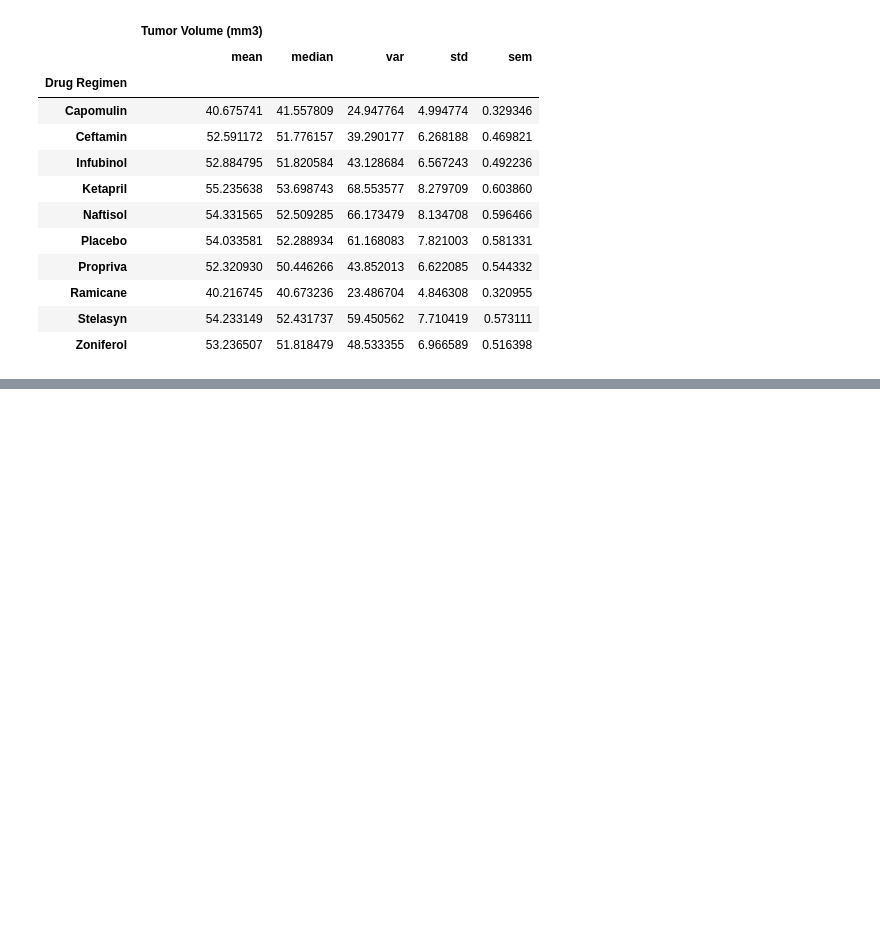
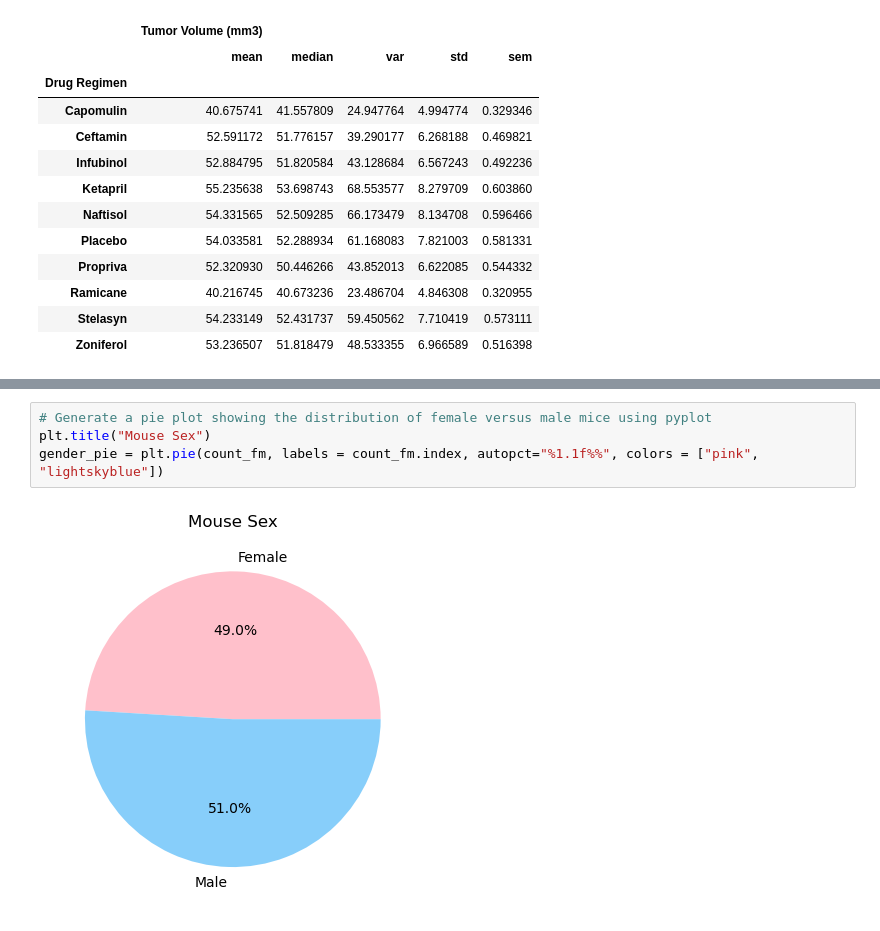
Before and after one commit to downleft/pymaceuticals-challenge, a Jupyter notebook: Pymaceuticals_Analysis.ipynb, the cells around one changed output, grey strips where cells are left out. Drawn from its saved outputs; the diff is of its cells as text; blank space fills up the shorter version.

```diff
--- a/Pymaceuticals_Analysis.ipynb
+++ b/Pymaceuticals_Analysis.ipynb
@@ -134,0 +161,6 @@ new_summary
+# %%
+# Generate a pie plot showing the distribution of female versus male mice using pyplot
+plt.title("Mouse Sex")
+gender_pie = plt.pie(count_fm, labels = count_fm.index, autopct="%1.1f%%", colors = ["pink", "lightskyblue"])
+# %% [output]
+[figure, added]
```
Also changed, not shown: parts of 4 cells of this notebook.
